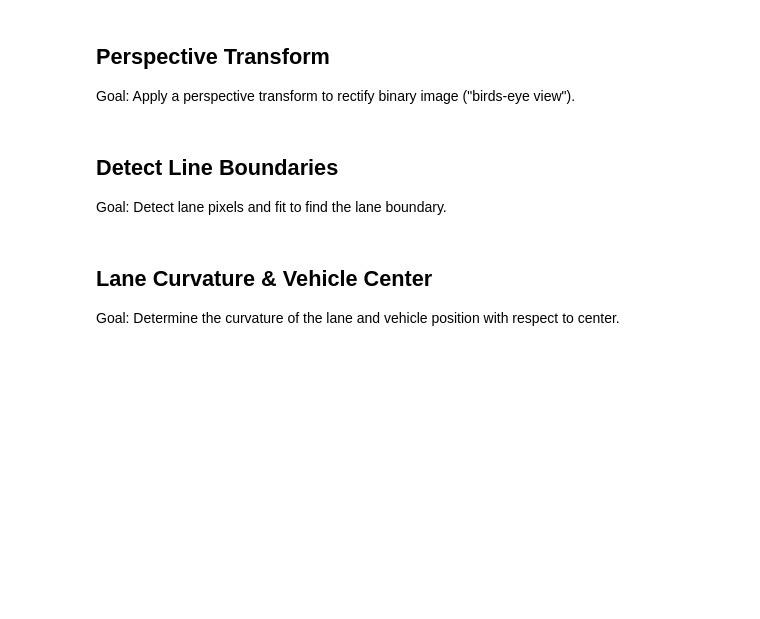
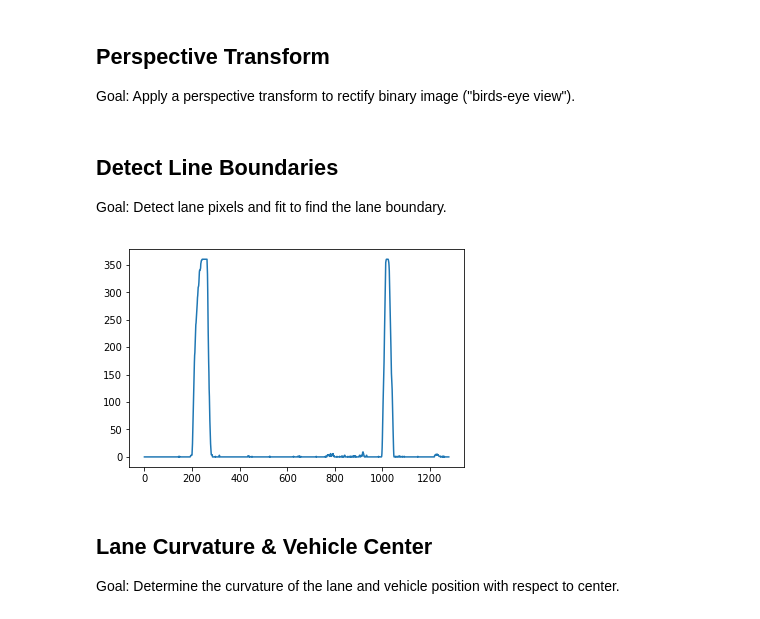
Before and after one commit to cseHdz/AdvancedLaneLineFinding, a Jupyter notebook: AdvancedLaneFinding.ipynb, the cells around one changed output. Cells and saved outputs as stored; diff of their text form; code cells hidden in the pictures; blank space fills up the shorter version.

```diff
--- a/AdvancedLaneFinding.ipynb
+++ b/AdvancedLaneFinding.ipynb
@@ -34,7 +46,6 @@ def calibrate_camera(nx, ny, images, DEBUG = False, SHOW_IMAGES = False):
     # Arrays to store object points and image points from all the images.
     objpoints = [] # 3d points in real world space
     imgpoints = [] # 2d points in image plane.
-
 
     # Step through the list and search for chessboard corners
     for i in range(0, len(images)):
@@ -58,6 +69,7 @@ def calibrate_camera(nx, ny, images, DEBUG = False, SHOW_IMAGES = False):
 
             # Draw and display the corners
             cv2.drawChessboardCorners(img, (nx, ny), corners, ret)
+            plt.imsave(f'./output_images/calibration/calibration_{i}.jpg', img)
 
     # Calibrate Camera using object points and image points
     # ret, mtx, dist, rvecs, tvecs - Ignoring irrelvant outputs for this project
@@ -67,3 +79,9 @@ def calibrate_camera(nx, ny, images, DEBUG = False, SHOW_IMAGES = False):
 
     # Return Camera matrix and distortion coefficients
     return mtx, dist
+# %%
+if DEBUG:
+    # Make a list of calibration images
+
+    cal_images = glob.glob('./camera_cal/calibration*.jpg')
+    mtx, dist = calibrate_camera(9, 6, cal_images, DEBUG, SHOW_IMAGES)
@@ -81,6 +120,12 @@ def undistort_image(img, mtx, dist):
     """
 
     return cv2.undistort(img, mtx, dist, None, mtx)
+# %%
+if DEBUG:
+    # Make a list of calibration images
+    img = cv2.imread('./camera_cal/calibration3.jpg')
+    test = undistort_image(img, mtx, dist)
+    plt.imsave(f'./output_images/calibration/undistorted_chessboard.jpg', test)
 # %% [markdown]
 ## Transformation to Binary Image <a name="transformations"></a>
 Goal: Use color transforms, gradients, etc., to create a thresholded binary image.
@@ -186,6 +259,17 @@ def get_thresholded_image(img):
     combined[(gradient_masks == 1) | (color_masks == 1)] = 1
 
     return combined
+# %%
+if DEBUG:
+
+    images = glob.glob('./test_images/*')
+
+    # Make a list of calibration images
+    img = cv2.imread(images[0])
+    undist = undistort_image(img, mtx, dist)
+
+    thresholded = get_thresholded_image(undist)
+    plt.imsave(f'./output_images/image_pipeline/final_gradient.jpg', thresholded, cmap='gray')
 # %% [markdown]
 ## Perspective Transform <a name="perspective"></a>
 Goal: Apply a perspective transform to rectify binary image ("birds-eye view").
@@ -237,6 +351,24 @@ def get_activation_peaks(img):
     rightx_base = np.argmax(histogram[midpoint:]) + midpoint
 
     return histogram, leftx_base, rightx_base
+# %%
+if DEBUG:
+
+    # Step 1: Undistoring Image
+    processed_image = undistort_image(RGB_img, mtx, dist)
+
+    # Step 2: Applying Thresholds
+    processed_image = get_thresholded_image(processed_image)
+
+    # Step 3: Changing Perspective
+    M, Minv, processed_image = apply_lane_birds_eye_view(processed_image)
+
+    histogram, leftx_base, rightx_base = get_activation_peaks(processed_image)
+
+    plt.plot(histogram)
+    plt.savefig(f'./output_images/image_pipeline/histogram.jpg')
+# %% [output]
+[figure, added]
 # %%
 def fit_second_degree_polynomial(x, y, img_shape, SHOW_IMAGES=False):
 
```
Also changed, not shown: parts of 14 cells of this notebook, 29 other files.
